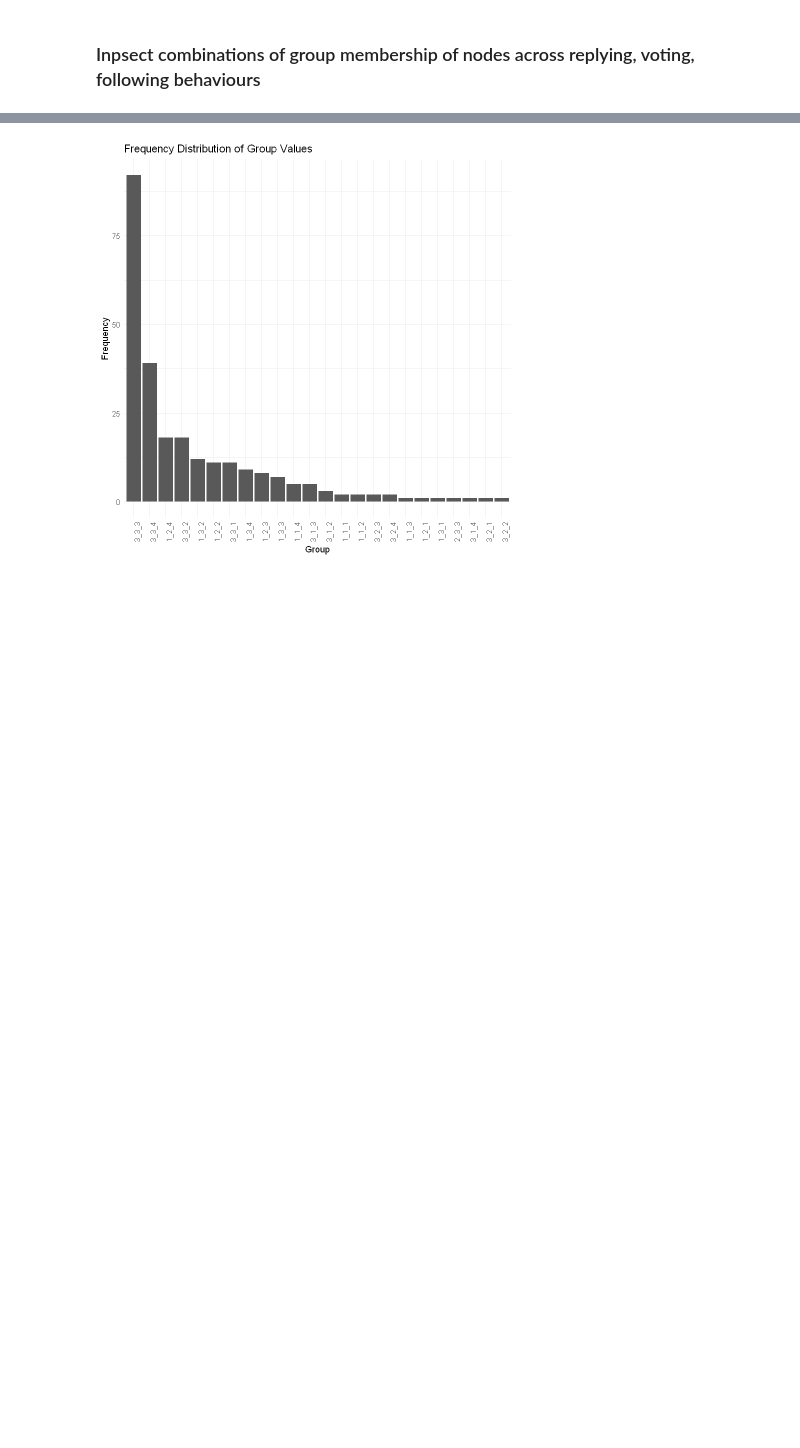
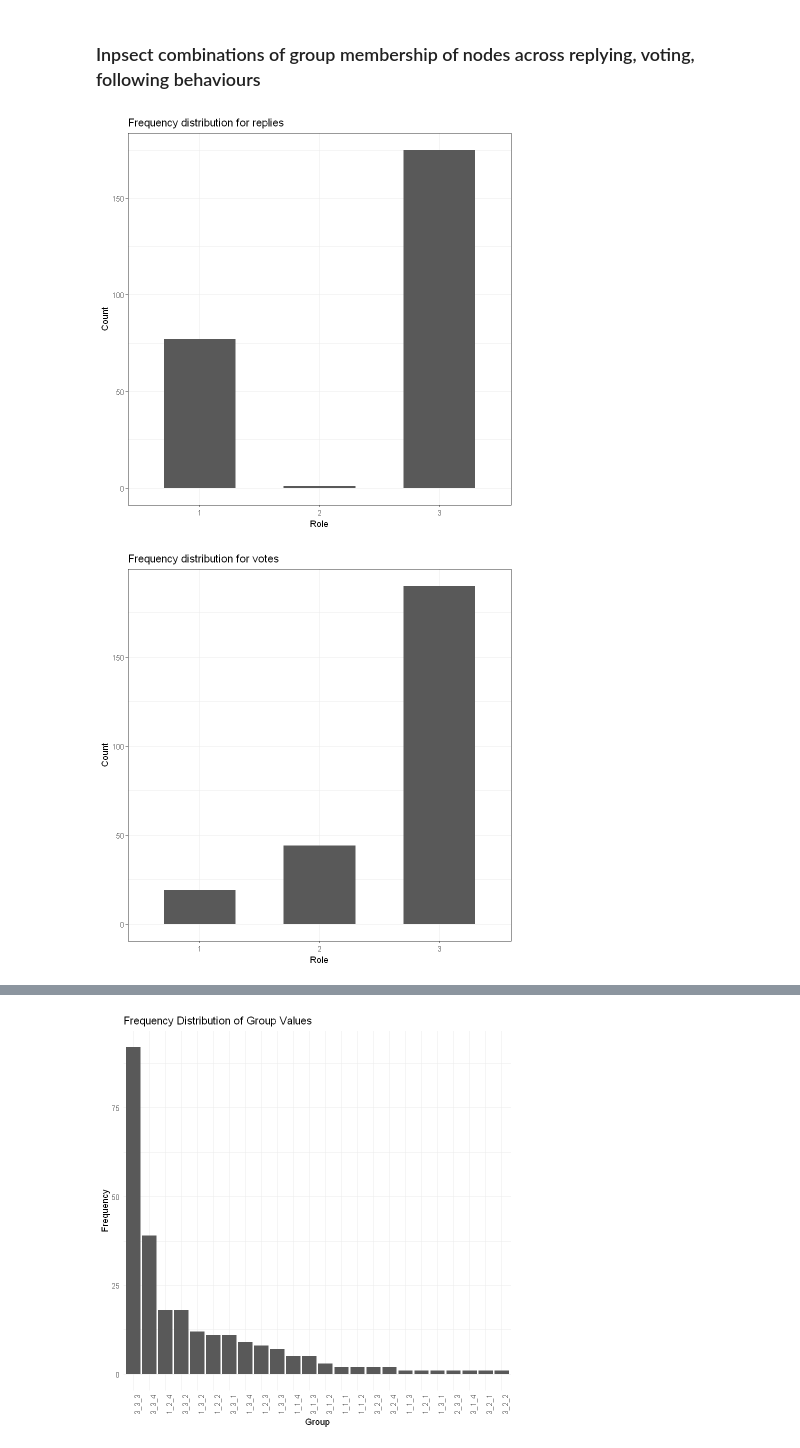
Before and after one commit to babiyivan/network-role-mining, a Jupyter notebook: analysis-regular.ipynb, the cells around one changed output, grey strips where cells are left out. Drawn from its saved outputs; the diff is of its cells as text; code cells hidden in the pictures; blank space fills up the shorter version.

```diff
--- a/analysis-regular.ipynb
+++ b/analysis-regular.ipynb
@@ -90,2 +91,16 @@ for (t in types) {
 # %% [markdown]
 ### Inpsect combinations of group membership of nodes across replying, voting, following behaviours
+# %%
+for (type in types) {
+    df <- mem_bm %>% select(name, paste0("group_", type)) %>%
+        rename(roles = last_col())
+    g<- ggplot(df, aes(x = factor(roles))) +
+            geom_bar(width=0.6) +
+            labs(title = paste("Frequency distribution for", type), x = "Role", y = "Count") +
+            theme_bw()
+    # ggsave(paste0("results/bm/histogram-", type, ".png"))
+    print(g)
+}
+# %% [output]
+[figure, added]
+[figure, added]
```
Also changed, not shown: parts of 22 cells of this notebook, 2 other files.
